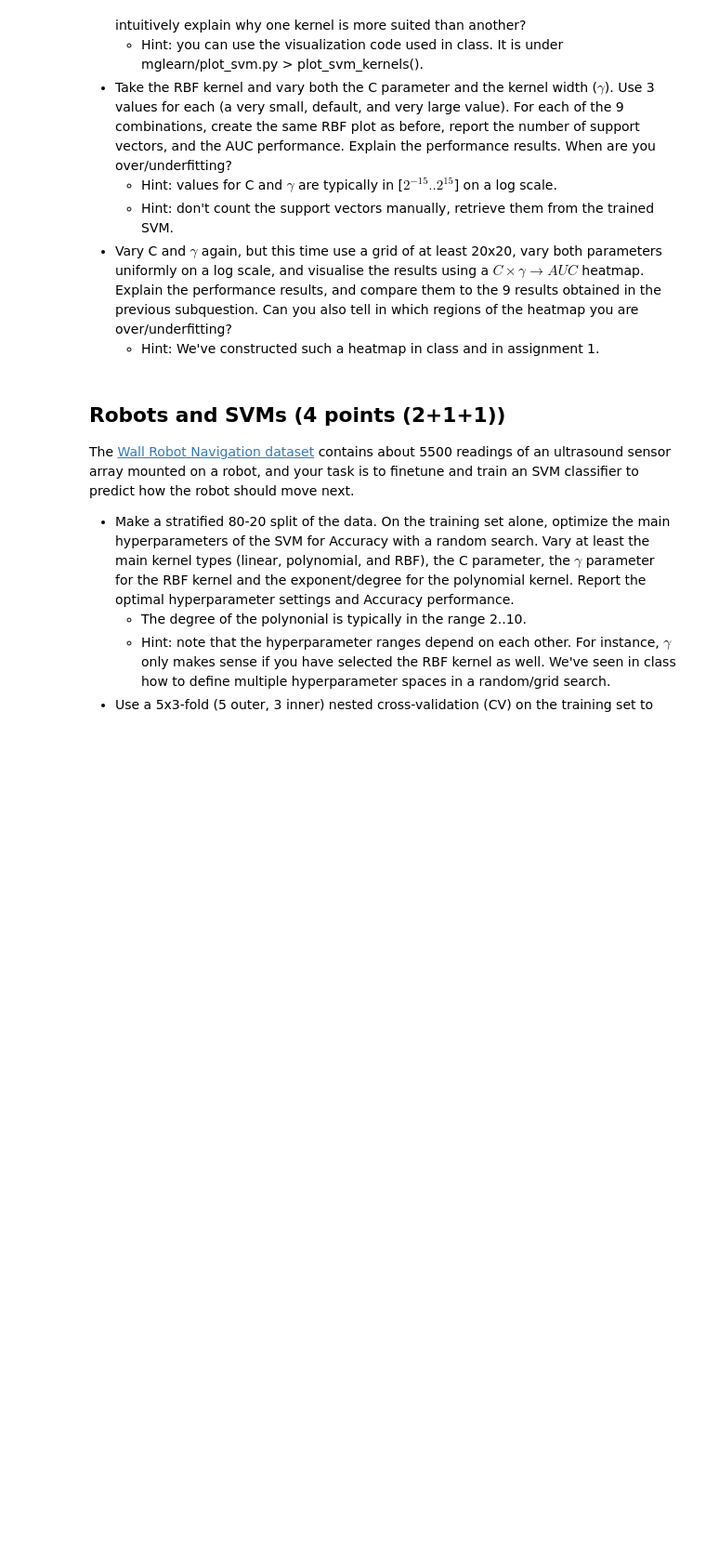
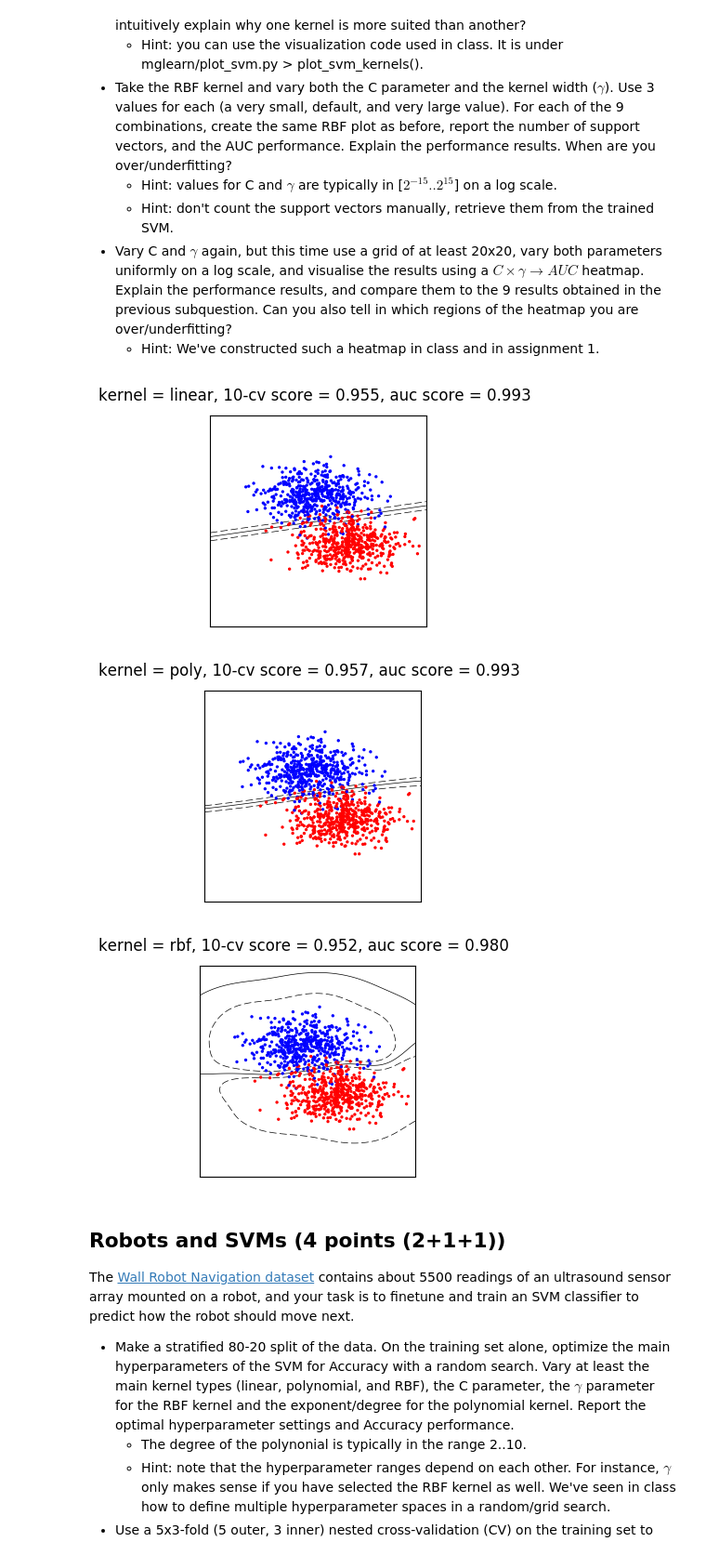
Before and after one commit to Zilarion/2IMW30-Assignment-1, a Jupyter notebook: Assignment 2.ipynb, the cells around one changed output. Shown: that part at 93% size. Cells and saved outputs as stored; diff of their text form; code cells hidden in the pictures; blank space fills up the shorter version.

```diff
--- a/Assignment 2.ipynb
+++ b/Assignment 2.ipynb
@@ -26,3 +24,53 @@ X, y = make_blobs(centers=2, n_samples=1000, random_state=0)
+# %%
+from sklearn.datasets.samples_generator import make_blobs
+from sklearn.metrics import roc_auc_score
+from sklearn.model_selection import cross_val_score
+from sklearn import svm
+import numpy as np
+
+X, Y = make_blobs(centers=2, n_samples=1000, random_state=0)
+
+fignum = 1
+
+for kernel in ('linear', 'poly', 'rbf'):
+    clf = svm.SVC(kernel=kernel)
+    clf.fit(X, Y)
+
+    tenfoldscore = cross_val_score(clf,  X,  Y, cv=10)
+    svc_auc = roc_auc_score(Y, clf.decision_function(X))
+
+    # plot the line, the points, and the nearest vectors to the plane
+    plt.figure(fignum, figsize=(3, 3))
+    plt.suptitle('kernel = {}, 10-cv score = {:.3f}, auc score = {:.3f}'.format(kernel, np.mean(tenfoldscore), np.mean(svc_auc) ))
+    plt.scatter(X[:, 0], X[:, 1], c=Y, zorder=10, s=2, cmap=plt.cm.bwr)
+
+    #plt.axis('tight')
+    x_min = -3
+    x_max = 5
+    y_min = -5
+    y_max = 10
+
+    XX, YY = np.mgrid[x_min:x_max:200j, y_min:y_max:200j]
+    Z = clf.decision_function(np.c_[XX.ravel(), YY.ravel()])
+
+    # Put the result into a color plot
+    Z = Z.reshape(XX.shape)
+    plt.figure(fignum, figsize=(3, 3))
+    #plt.pcolormesh(XX, YY, Z > 0, cmap=plt.cm.bwr, alpha=0.1)
+    plt.contour(XX, YY, Z, colors=['k', 'k', 'k'], linestyles=['--', '-', '--'],
+                    levels=[-.5, 0, .5])
+
+    plt.xlim(x_min, x_max)
+    plt.ylim(y_min, y_max)
+
+    plt.xticks(())
+    plt.yticks(())
+    fignum += 1
+plt.show()
+# %% [output]
+[figure, added]
+[figure, added]
+[figure, added]
 # %% [markdown]
 ## Robots and SVMs (4 points (2+1+1))
 
```
Also changed, not shown: parts of 1 cell of this notebook.
